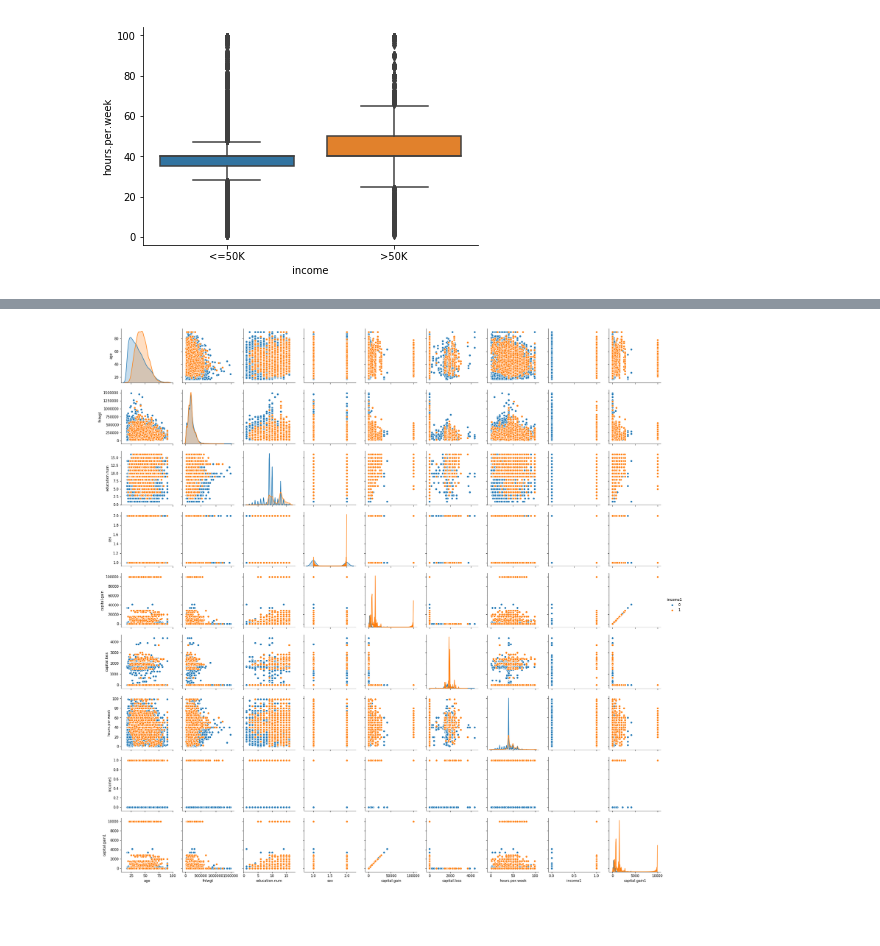
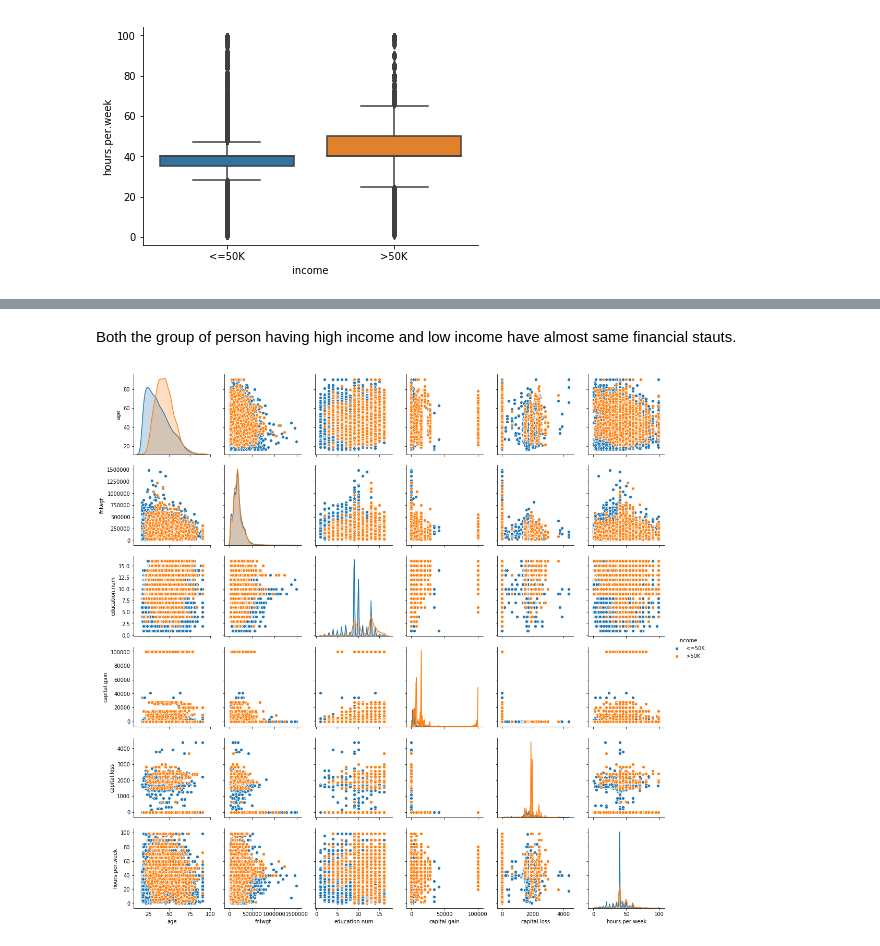
Before and after one commit to ankit-chhikara/finalreport, a Jupyter notebook: usa census.ipynb, the cells around one changed output, grey strips where cells are left out. Cells and saved outputs as stored; diff of their text form; code cells hidden in the pictures; blank space fills up the shorter version.

```diff
--- a/usa census.ipynb
+++ b/usa census.ipynb
@@ -452,6 +479,8 @@ sns.despine()
+# %% [markdown]
+Both the group of person having high income and low income have almost same financial stauts.
 # %%
-
-sns.pairplot(df,hue="income1")
+#pairplot
+sns.pairplot(df1,hue="income")
 sns.despine()
 # %% [output]
-[figure, old version]
+[figure, new version]
```
Also changed, not shown: parts of 23 cells of this notebook.
